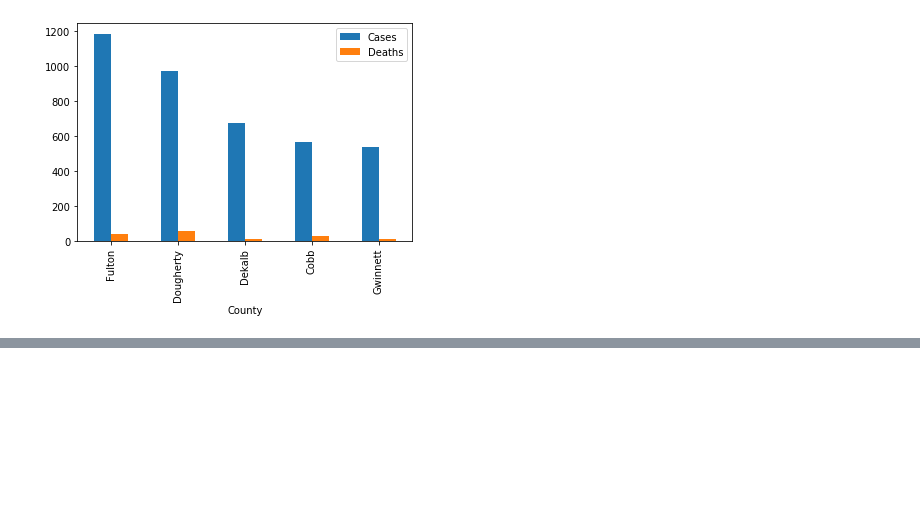
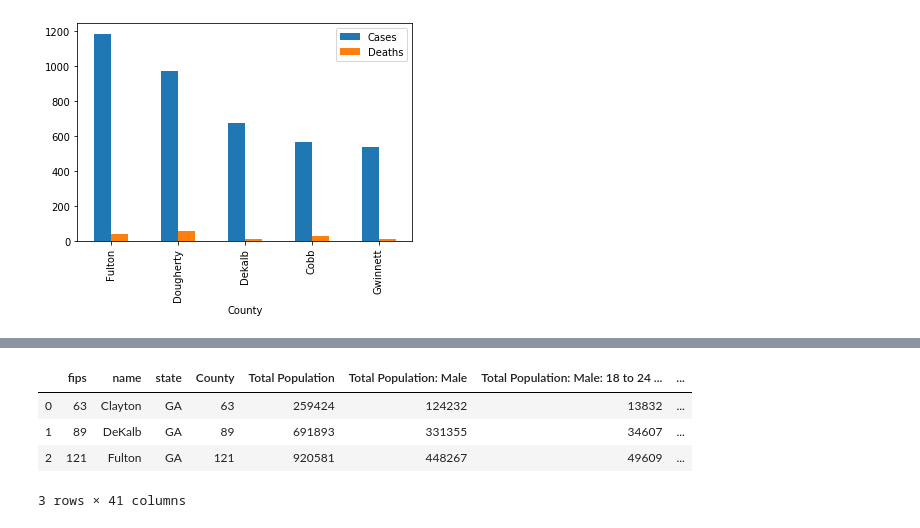
Before and after one commit to jemorgan1000/Regression_Final_Project, a Jupyter notebook: Notebooks/Preliminary_Analysis.ipynb, the cells around one changed output, grey strips where cells are left out. Cells and saved outputs as stored; diff of their text form; code cells hidden in the pictures; blank space fills up the shorter version.

```diff
--- a/Notebooks/Preliminary_Analysis.ipynb
+++ b/Notebooks/Preliminary_Analysis.ipynb
@@ -174,0 +178,10 @@ Unfortunately, we do not know the number hospitalized from each county and where
+# %%
+census_path = osp.join(data_path, 'census_2010.csv')
+census_df = pd.read_csv(census_path)
+census_df = census_df.groupby("County").sum()
+census_df.reset_index(inplace=True)
+drop_cols = [
+       'Area (Land)', 'Area (Water)', 'Summary Level', 'Geographic Component',
+       'Region', 'Division', 'FIPS', 'State (FIPS)', 'Census Tract',"Block", 'Total Population.1',]
+census_df.drop(columns = drop_cols,inplace=True)
+census_df.head()
@@ -174,0 +194,19 @@ Unfortunately, we do not know the number hospitalized from each county and where
+# %%
+drop_cols_2 = ['Total Population: Male: Under 5 years',
+       'Total Population: Male: 5 to 9 years',
+       'Total Population: Male: 10 to 14 years',
+       'Total Population: Male: 15 to 17 years','Total Population: Female: Under 5 years',
+       'Total Population: Female: 5 to 9 years',
+       'Total Population: Female: 10 to 14 years',
+       'Total Population: Female: 15 to 17 years','Households',
+       'Households: Family households',
+       'Households: Family households: Married-couple family',
+       'Households: Family households: Other family',
+       'Households: Family households: Other family: Male householder, no wife present',
+       'Households: Family households: Other family: Female householder, no husband present',
+       'Households: Nonfamily households',
+       'Households: Nonfamily households: Householder living alone',
+       'Households: Nonfamily households: Householder not living alone','Total Population: 5 to 9 years',
+       'Total Population: 10 to 14 years', 'Total Population: 15 to 17 years']
+census_df.drop(columns = drop_cols_2,inplace=True)
+census_df.head()
@@ -174,0 +219,7 @@ Unfortunately, we do not know the number hospitalized from each county and where
+# %%
+county_map_df = pd.read_csv(osp.join(data_path,'fips_2_county.csv'))
+county_map_df = county_map_df[county_map_df.state == "GA"]
+county_map_df.name = county_map_df.name.str.replace("County",'')
+county_map_df.name = county_map_df.name.str.strip()
+county_map_df.fips = county_map_df.fips -13000
+county_map_df.head()
@@ -174,0 +233,9 @@ Unfortunately, we do not know the number hospitalized from each county and where
+# %%
+temp = county_map_df.merge(census_df, left_on='fips',right_on='County')
+temp.head()
+# %% [output]
+|  | fips | name | state | County | Total Population | Total Population: Male | Total Population: Male: 18 to 24 ... | ... |
+| 0 | 63 | Clayton | GA | 63 | 259424 | 124232 | 13832 | ... |
+| 1 | 89 | DeKalb | GA | 89 | 691893 | 331355 | 34607 | ... |
+| 2 | 121 | Fulton | GA | 121 | 920581 | 448267 | 49609 | ... |
+3 rows × 41 columns
```
Also changed, not shown: parts of 7 cells of this notebook, 6 other files.
